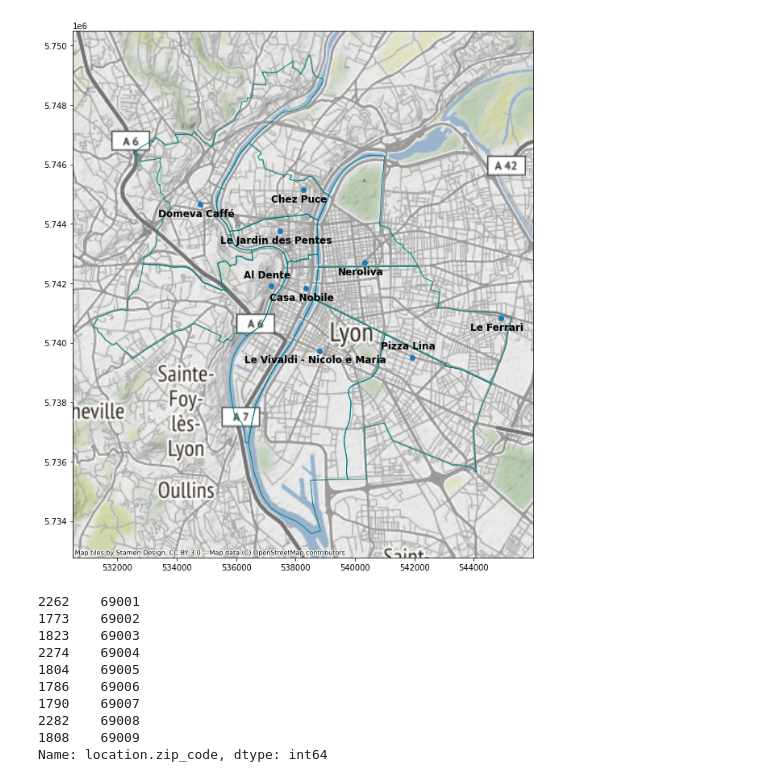
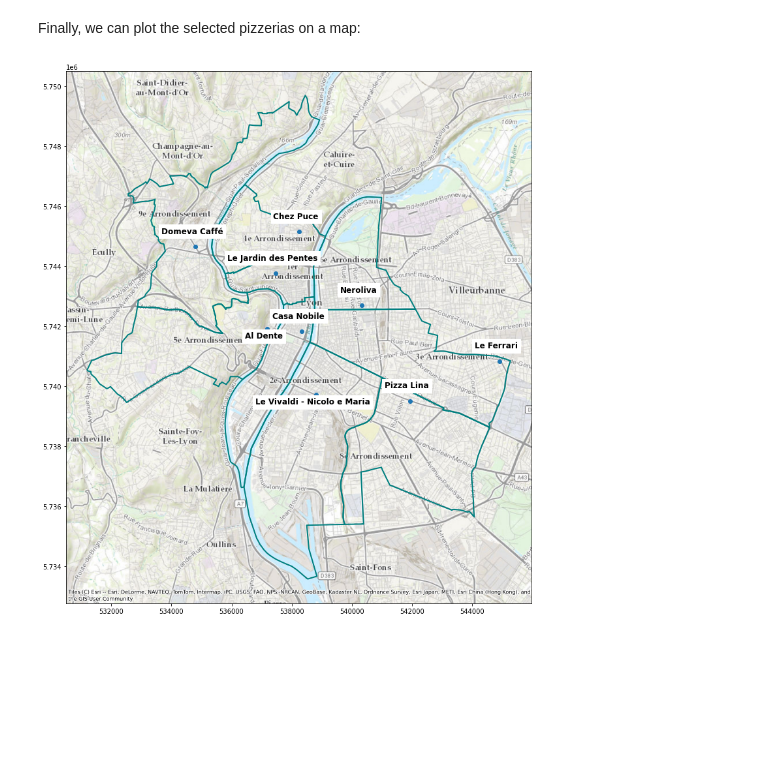
Before and after one commit to c-saade/pizza_analysis, a Jupyter notebook: Data_analysis.ipynb, the cells around one changed output. Cells and saved outputs as stored; diff of their text form; code cells hidden in the pictures; blank space fills up the shorter version.

```diff
--- a/Data_analysis.ipynb
+++ b/Data_analysis.ipynb
@@ -123,4 +124,7 @@ lyon_map
 # %%
+# changing the coordinates reference system to a more visually appealing one:
+lyon_map = lyon_map.to_crs(epsg = 3857)
+
 fig, ax = plt.subplots(2, 2, figsize = (15, 12))
 
 # plotting number of restaurants
@@ -128,7 +132,7 @@ lyon_map.plot(ax = ax[0, 0], alpha = 0.5, edgecolor = "k", column = 'restaurants
 lyon_map.apply(lambda x: ax[0, 0].annotate(text=x['location.zip_code'],
                                      xy=x.geometry.centroid.coords[0],
                                      ha='center'), axis=1)
-cx.add_basemap(ax[0, 0], zoom = 12)
+cx.add_basemap(ax[0, 0], zoom = 12, source = cx.providers.Esri.WorldGrayCanvas)
 ax[0, 0].set_title('Number of restaurants')
 
 
@@ -138,7 +142,7 @@ lyon_map.plot(ax = ax[0, 1],alpha = 0.5, edgecolor = "k",
 lyon_map.apply(lambda x: ax[0, 1].annotate(text=x['location.zip_code'],
                                      xy=x.geometry.centroid.coords[0],
                                      ha='center'), axis=1)
-cx.add_basemap(ax[0, 1], zoom = 12)
+cx.add_basemap(ax[0, 1], zoom = 12, source = cx.providers.Esri.WorldGrayCanvas)
 ax[0, 1].set_title('Mean rating')
 
 # plotting median review count
@@ -146,7 +150,7 @@ lyon_map.plot(ax = ax[1, 0], alpha = 0.5, edgecolor = "k", column = ('review_cou
 lyon_map.apply(lambda x: ax[1, 0].annotate(text=x['location.zip_code'],
                                      xy=x.geometry.centroid.coords[0],
                                      ha='center'), axis=1)
-cx.add_basemap(ax[1, 0], zoom = 12)
+cx.add_basemap(ax[1, 0], zoom = 12, source = cx.providers.Esri.WorldGrayCanvas)
 ax[1, 0].set_title('Median number of reviews')
 
 # plotting mean price
@@ -154,7 +158,7 @@ lyon_map.plot(ax = ax[1, 1], alpha = 0.5, edgecolor = "k", column = ('price_num'
 lyon_map.apply(lambda x: ax[1, 1].annotate(text=x['location.zip_code'],
                                      xy=x.geometry.centroid.coords[0],
                                      ha='center'), axis=1)
-cx.add_basemap(ax[1, 1], zoom = 12)
+cx.add_basemap(ax[1, 1], zoom = 12, source = cx.providers.Esri.WorldGrayCanvas)
 ax[1, 1].set_title('Mean price')
 
 # removing ticks for better visibility
@@ -342,35 +304,27 @@ sns.scatterplot(data = best_pizza, x = 'coordinates.latitude', y = 'coordinates.
+# %% [markdown]
+Finally, we can plot the selected pizzerias on a map:
 # %%
 best_pizza = geopandas.GeoDataFrame(
     best_pizza,
     geometry = geopandas.points_from_xy(best_pizza['coordinates.longitude'], best_pizza['coordinates.latitude'],
     crs = 'EPSG:4326')
 )
+
 best_pizza.to_crs(str(lyon_map.crs), inplace = True)
 
 
-ax = lyon_map.plot(edgecolor = "teal", facecolor = 'none', figsize=(12, 12))
+ax = lyon_map.plot(edgecolor = "teal", facecolor = 'none', figsize=(15, 15), linewidth=2)
 best_pizza.plot(ax = ax)
 best_pizza.apply(lambda x: ax.annotate(text=x['name'],
                                      xy=x.geometry.centroid.coords[0],
                                      ha='center',
-                                     xytext=(-5, 10) if x['location.zip_code'] in [69005, 69008] else (-5, -15),
+                                     xytext=(-5, -15) if x['location.zip_code'] in [69005, 69007] else (-5, 20),
                                      textcoords="offset points",
                                      weight = 'bold',
-                                     fontsize = 12), axis=1)
+                                     fontsize = 12,
+                                     backgroundcolor='1'), axis=1)
 
-cx.add_basemap(ax, zoom = 12, crs = best_pizza.crs)
+cx.add_basemap(ax, zoom = 13, crs = best_pizza.crs,
+               source = cx.providers.Esri.WorldTopoMap);
 # %% [output]
-[figure, old version]
+[figure, new version]
-# %%
-best_pizza['location.zip_code']
-# %% [output]
-2262    69001
-1773    69002
-1823    69003
-2274    69004
-1804    69005
-1786    69006
-1790    69007
-2282    69008
-1808    69009
-Name: location.zip_code, dtype: int64
```
Also changed, not shown: parts of 51 cells of this notebook, 4 other files.
